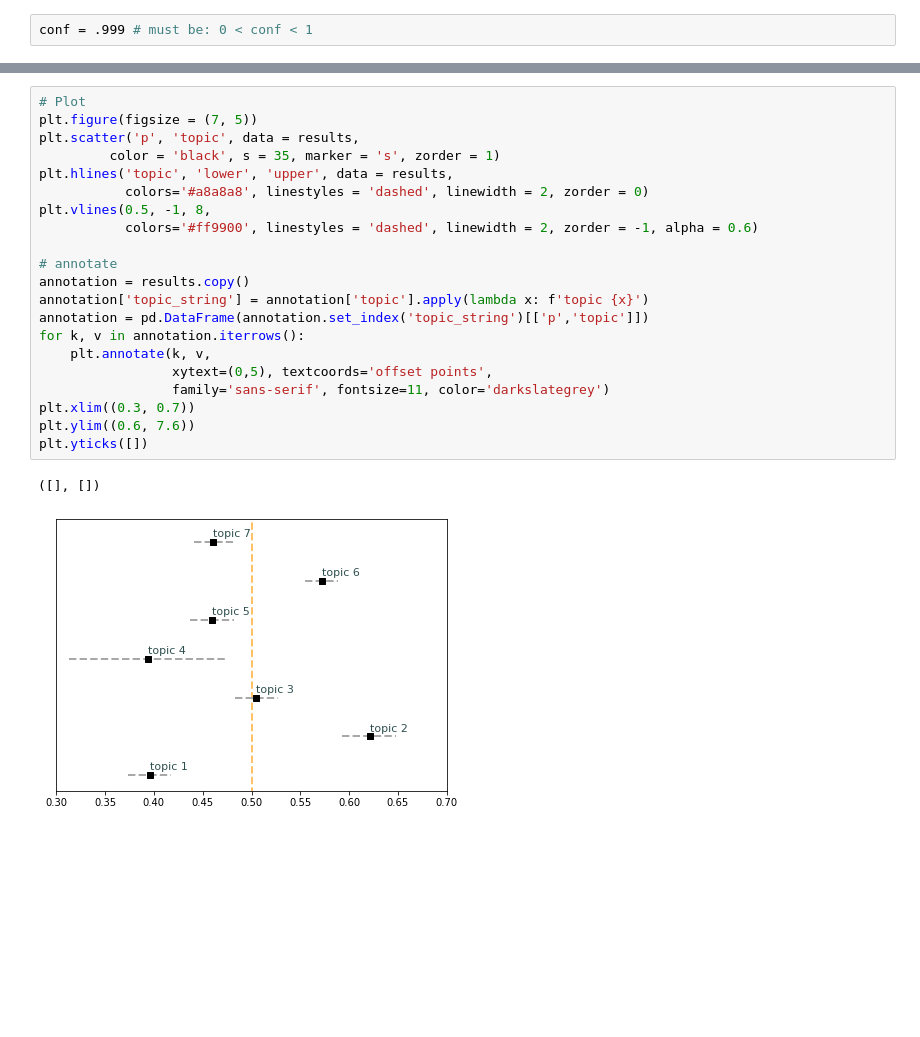
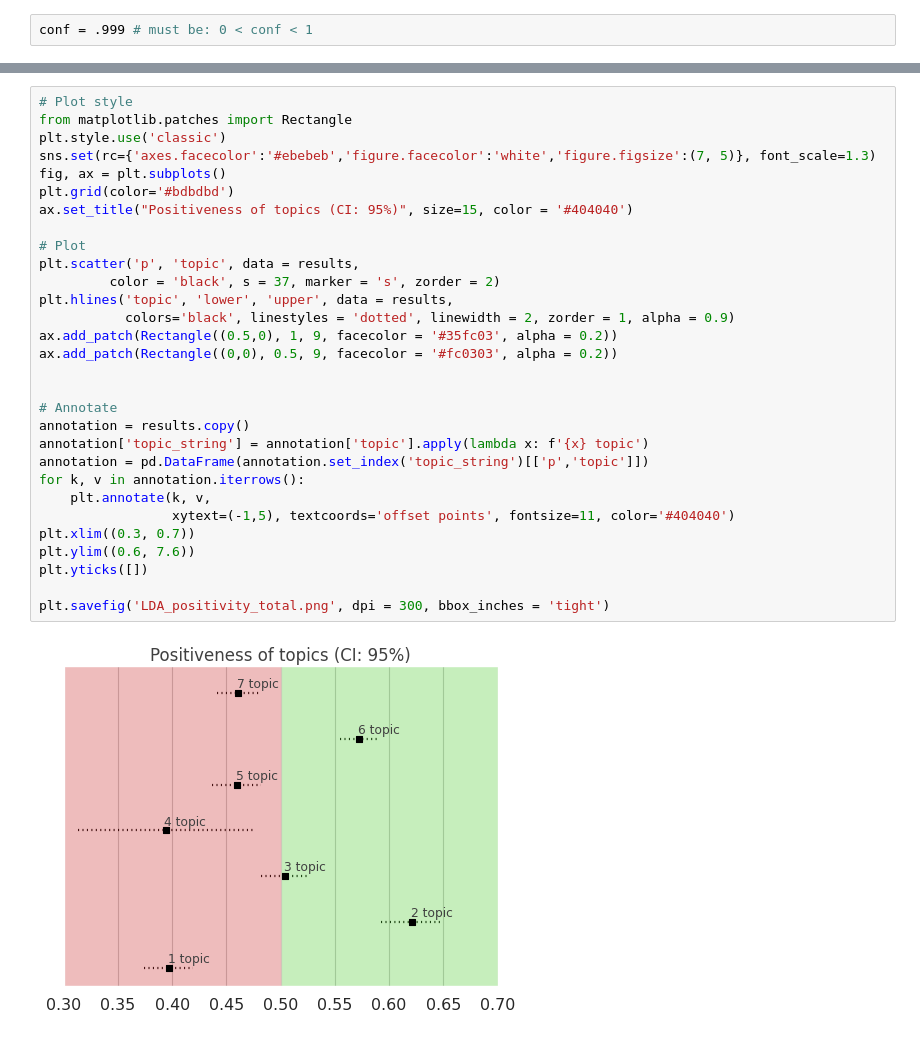
Before and after one commit to Niccolo-Rocchi/Text-Mining-Project, a Jupyter notebook: Topic Modeling/LDA.ipynb, the cells around one changed output, grey strips where cells are left out. Drawn from its saved outputs; the diff is of its cells as text; blank space fills up the shorter version.

```diff
--- a/Topic Modeling/LDA.ipynb
+++ b/Topic Modeling/LDA.ipynb
@@ -578,27 +589,35 @@ results.head()
 # %%
+# Plot style
+from matplotlib.patches import Rectangle
+plt.style.use('classic')
+sns.set(rc={'axes.facecolor':'#ebebeb','figure.facecolor':'white','figure.figsize':(7, 5)}, font_scale=1.3)
+fig, ax = plt.subplots()
+plt.grid(color='#bdbdbd')
+ax.set_title("Positiveness of topics (CI: 95%)", size=15, color = '#404040')
+
 # Plot
-plt.figure(figsize = (7, 5))
 plt.scatter('p', 'topic', data = results,
-         color = 'black', s = 35, marker = 's', zorder = 1)
+         color = 'black', s = 37, marker = 's', zorder = 2)
 plt.hlines('topic', 'lower', 'upper', data = results,
-           colors='#a8a8a8', linestyles = 'dashed', linewidth = 2, zorder = 0)
-plt.vlines(0.5, -1, 8,
-           colors='#ff9900', linestyles = 'dashed', linewidth = 2, zorder = -1, alpha = 0.6)
+           colors='black', linestyles = 'dotted', linewidth = 2, zorder = 1, alpha = 0.9)
+ax.add_patch(Rectangle((0.5,0), 1, 9, facecolor = '#35fc03', alpha = 0.2))
+ax.add_patch(Rectangle((0,0), 0.5, 9, facecolor = '#fc0303', alpha = 0.2))
 
-# annotate
+
+# Annotate
 annotation = results.copy()
-annotation['topic_string'] = annotation['topic'].apply(lambda x: f'topic {x}')
+annotation['topic_string'] = annotation['topic'].apply(lambda x: f'{x} topic')
 annotation = pd.DataFrame(annotation.set_index('topic_string')[['p','topic']])
 for k, v in annotation.iterrows():
     plt.annotate(k, v,
-                 xytext=(0,5), textcoords='offset points',
-                 family='sans-serif', fontsize=11, color='darkslategrey')
+                 xytext=(-1,5), textcoords='offset points', fontsize=11, color='#404040')
 plt.xlim((0.3, 0.7))
 plt.ylim((0.6, 7.6))
 plt.yticks([])
+
+plt.savefig('LDA_positivity_total.png', dpi = 300, bbox_inches = 'tight')
 # %% [output]
-([], [])
-[figure, old version]
+[figure, new version]
 # %%
 # Create confidence intervals for proportion (topic prevalence in positive rating for each drugClass)
 results = data.groupby(['top_topic', 'positiveness', 'drugClass'], as_index = False).count()[['top_topic','drugClass', 'positiveness', 'index']].rename({'index':'count', 'top_topic' : 'topic'}, axis = 1)
```
Also changed, not shown: parts of 15 cells of this notebook.
